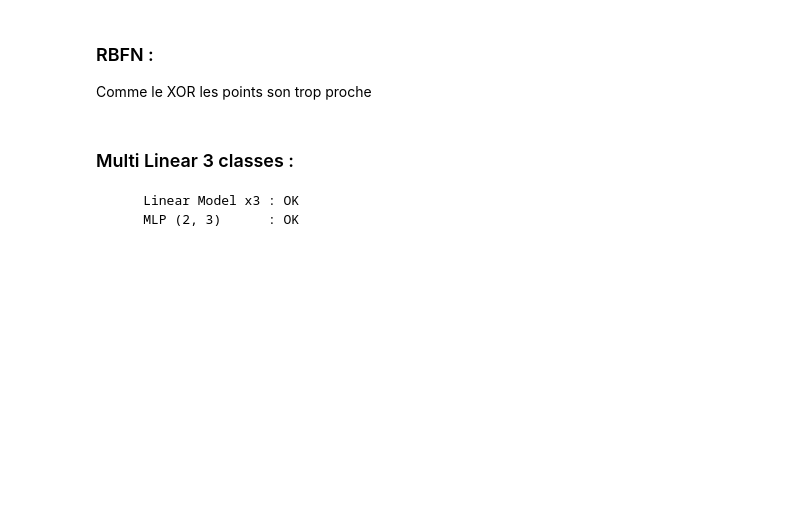
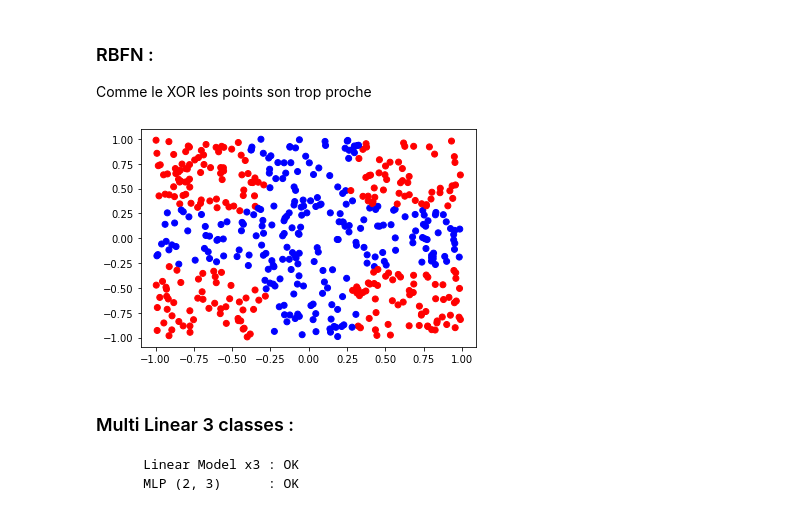
Before and after one commit to Levorilh/ml_python, a Jupyter notebook: Notebook___CAS_DE_TESTS.ipynb, the cells around one changed output. Saved outputs shown, nothing was run; the diff lists cells and outputs as text; code cells hidden in the pictures; blank space fills up the shorter version.

```diff
--- a/Notebook___CAS_DE_TESTS.ipynb
+++ b/Notebook___CAS_DE_TESTS.ipynb
@@ -601,19 +604,21 @@ destroy_mlp_model(model)
 Comme le XOR les points son trop proche
 # %%
 num_classes = 2
-k = 2
+k = 30
 input_dim = 2
 expected_output = [[1,0] if coord >= 0 else [0,1] for coord in Y]
-modif_input = [[coord[0]*5,coord[1]*5] for coord in X]
+modif_input = [[coord[0],coord[1]] for coord in X]
 model = create_rbfn_model(input_dim, num_classes, k)
 train_rbfn_model(model, modif_input, expected_output)
 
 colors = ['blue' if coord >= 0 else 'red' for coord in Y]
 plot_input = np.random.random((500, 2)) * 2.0 - 1.0
 plot_output_colors = ['blue' if predict[0] > predict[1] else 'red' for predict in [predict_rbfn(model, coord) for coord in plot_input]]
 #plt.scatter([p[0] for p in X], [p[1] for p in X], c=colors, s=200)
 plt.scatter([p[0] for p in plot_input], [p[1] for p in plot_input], c=plot_output_colors)
 plt.show()
+# %% [output]
+[figure, added]
 # %% [markdown]
 ### Multi Linear 3 classes :
         Linear Model x3 : OK
```
Also changed, not shown: parts of 4 cells of this notebook, 1 other file.
